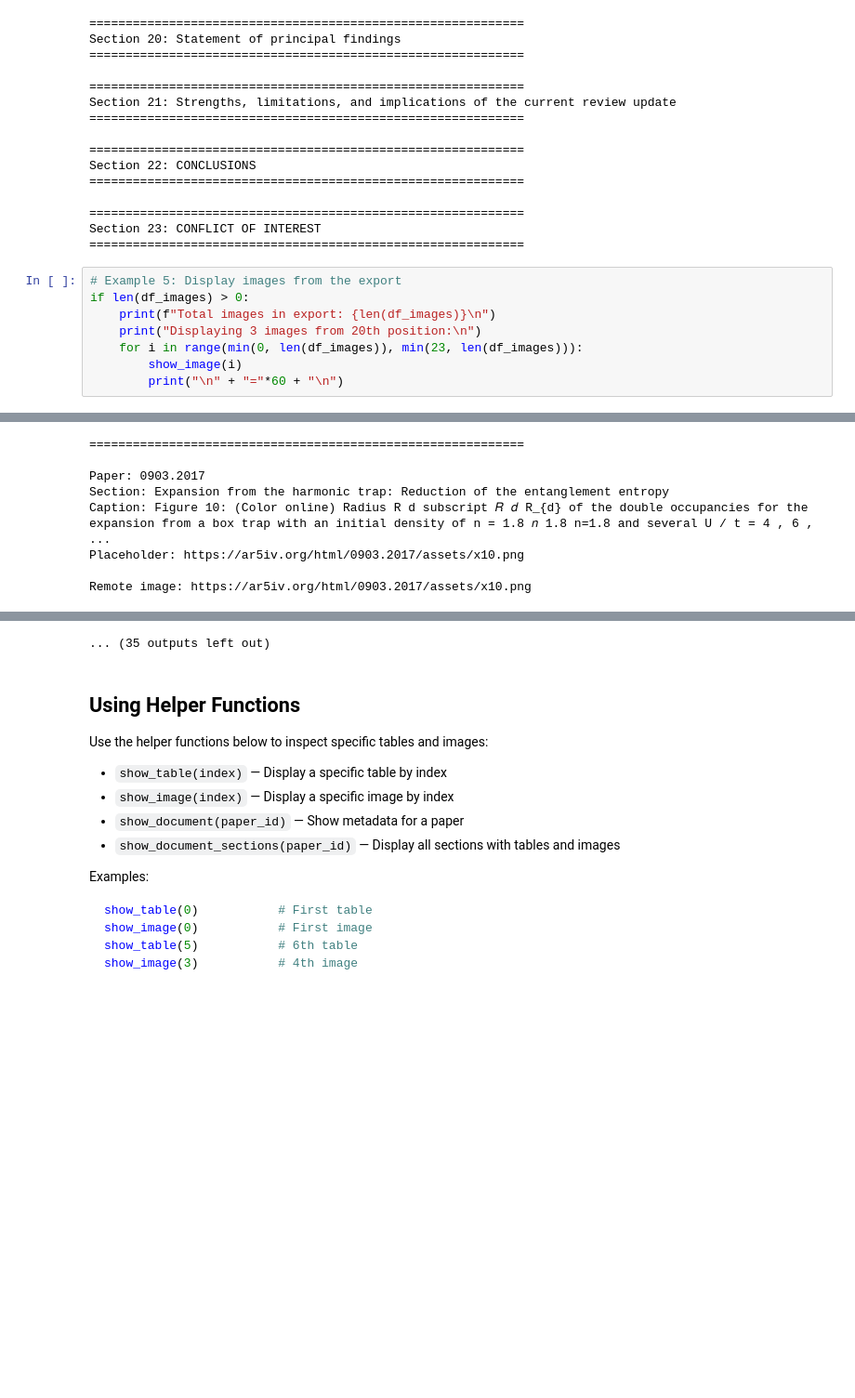
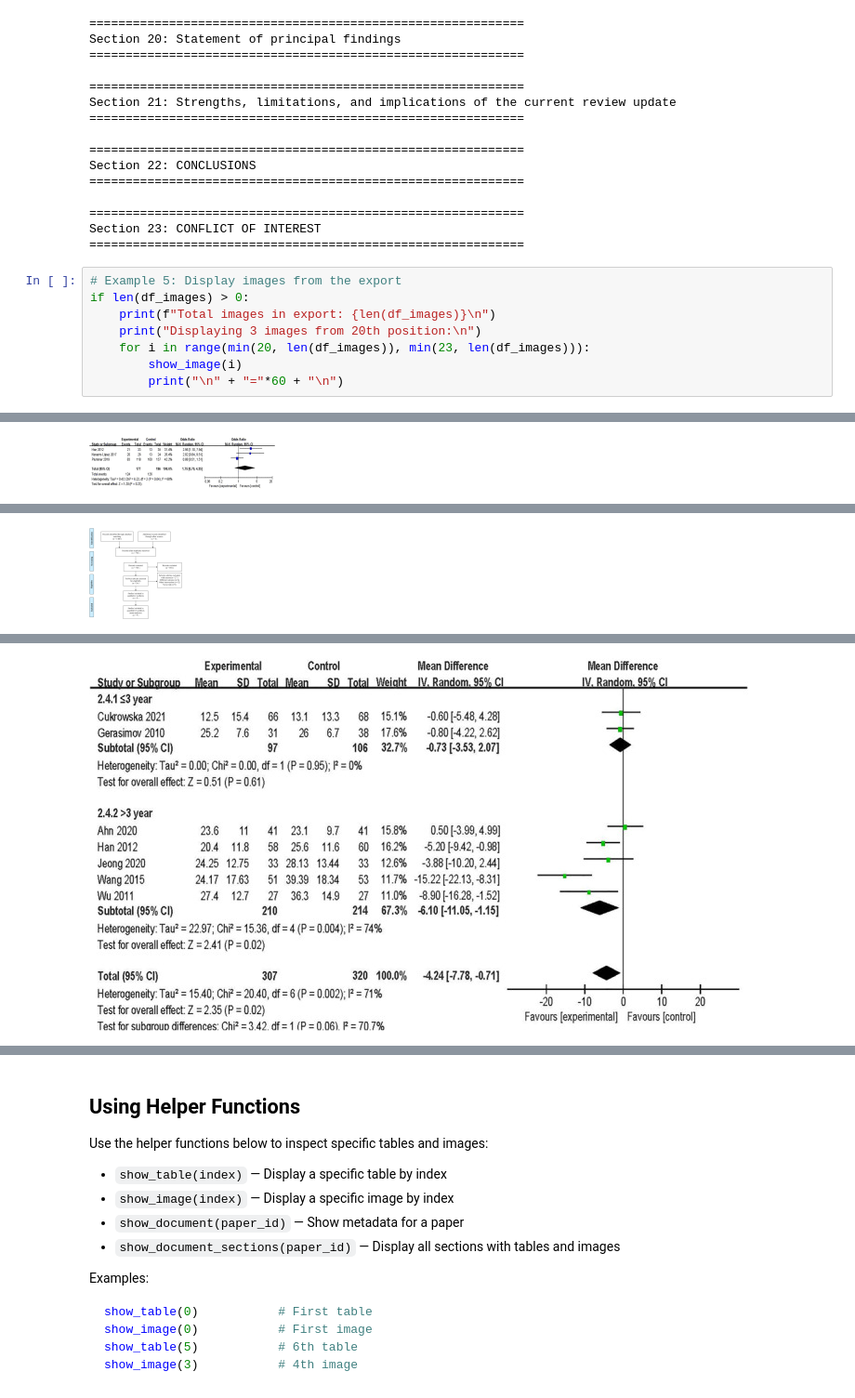
Before and after one commit to AGH-Projects-Library/ai4es-oa-paper-scrapper, a Jupyter notebook: notebooks/inspect_clean_export.ipynb, the cells around one changed output, grey strips where cells are left out. Shown at 93% size. Cells and saved outputs as stored; diff of their text form; blank space fills up the shorter version.

Commit message:
less images

```diff
--- a/notebooks/inspect_clean_export.ipynb
+++ b/notebooks/inspect_clean_export.ipynb
@@ -421,7 +421,7 @@ Section 23: CONFLICT OF INTEREST
 if len(df_images) > 0:
     print(f"Total images in export: {len(df_images)}\n")
     print("Displaying 3 images from 20th position:\n")
-    for i in range(min(0, len(df_images)), min(23, len(df_images))):
+    for i in range(min(20, len(df_images)), min(23, len(df_images))):
         show_image(i)
         print("\n" + "="*60 + "\n")
 # %% [output]
@@ -439,2 +436,3 @@ Remote image: https://ar5iv.org/html/0903.2017/assets/x5.png
+[figure, added]
 ============================================================
 
@@ -448,2 +443,3 @@ Remote image: https://ar5iv.org/html/0903.2017/assets/x6.png
+[figure, added]
 ============================================================
 
@@ -457 +450,2 @@ Remote image: https://ar5iv.org/html/0903.2017/assets/x7.png
+[figure, added]
 ============================================================
@@ -475,8 +451,0 @@ Remote image: https://ar5iv.org/html/0903.2017/assets/x9.png
-============================================================
-
-Paper: 0903.2017
-Section: Expansion from the harmonic trap: Reduction of the entanglement entropy
-Caption: Figure 10: (Color online) Radius R d subscript 𝑅 𝑑 R_{d} of the double occupancies for the expansion from a box trap with an initial density of n = 1.8 𝑛 1.8 n=1.8 and several U / t = 4 , 6 , ...
-Placeholder: https://ar5iv.org/html/0903.2017/assets/x10.png
-
-Remote image: https://ar5iv.org/html/0903.2017/assets/x10.png
@@ -484,4 +452,3 @@ Remote image: https://ar5iv.org/html/0903.2017/assets/x10.png
-... (35 outputs left out)
 # %% [markdown]
 ## Using Helper Functions
 
```
Also changed, not shown: parts of 1 cell of this notebook.
